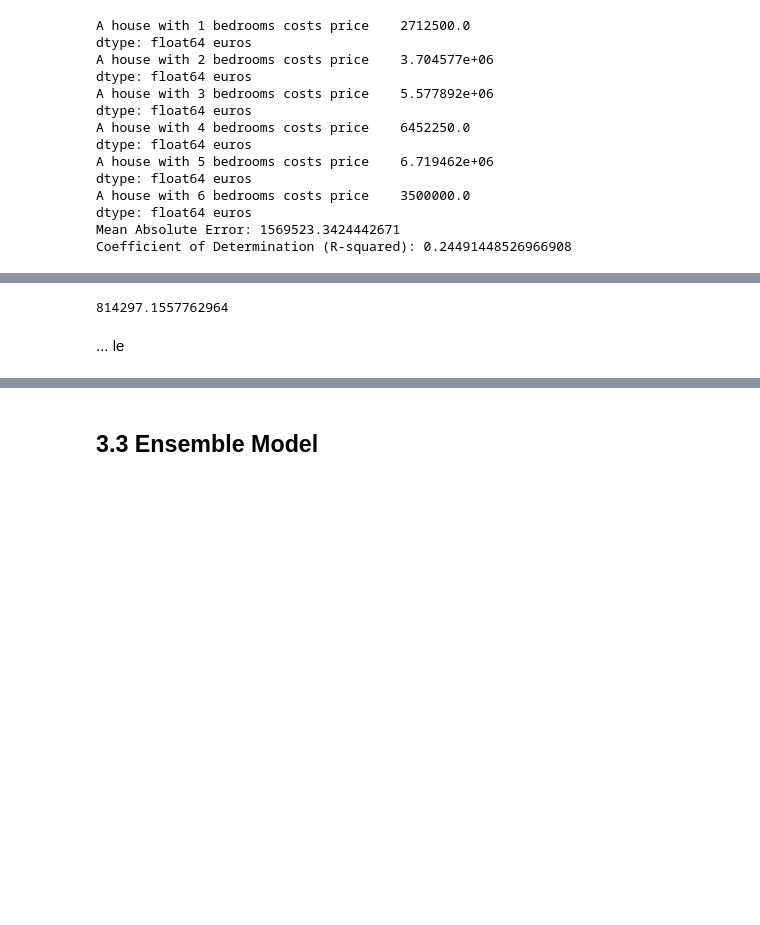
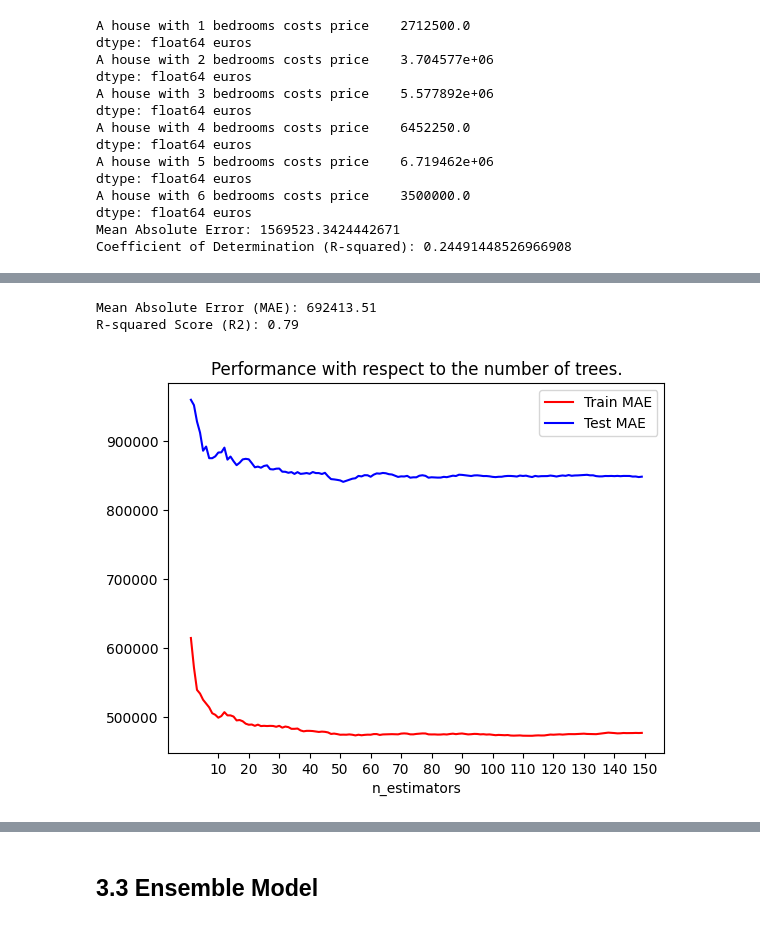
Before and after one commit to Rachadja/house_pricing, a Jupyter notebook: notebook.ipynb, the cells around one changed output, grey strips where cells are left out. Saved outputs shown, nothing was run; the diff lists cells and outputs as text; code cells hidden in the pictures; blank space fills up the shorter version.

```diff
--- a/notebook.ipynb
+++ b/notebook.ipynb
@@ -399,15 +395,61 @@ KeyboardInterrupt:
-# %%
-# Créer une instance du modèle
-rf_best_model = RandomForestRegressor(n_estimators= 140, max_depth= 7, min_samples_split= 2, min_samples_leaf= 1,max_features= None,random_state=0)  # On peut ajuster les hyperparamètres
-
-# Entraîner le modèle sur les données d'entraînement
-rf_best_model.fit(X_train, y_train.values.ravel())  # Utilisez values.ravel() pour convertir y_train en un tableau 1D
-
-
-y_test_pred = model.predict(X_test)
-
-mean_absolute_error(y_test,y_test_pred )
-# %% [output]
-814297.1557762964
-# %% [markdown]
-... le
+# %%
+# Create an instance of the model with the best hyperparameters
+rf_best_model = RandomForestRegressor(
+    n_estimators=140,
+    max_depth=11,
+    min_samples_split=2,
+    min_samples_leaf=1,
+    max_features=None,  # 'None' means all features are considered
+    random_state=0
+)
+
+# Train the model on the training data
+rf_best_model.fit(X_train, y_train.squeeze())  # Use values.squeeze() to convert y_train to a 1D array
+
+# Predict on the test set
+y_test_pred = rf_best_model.predict(X_test)
+
+# Calculate the Mean Absolute Error on the test set
+mae = mean_absolute_error(y_test, y_test_pred)
+
+# Calculate the R squared score on the test set
+r2 = r2_score(y_test, y_test_pred)
+
+# Print the performance metrics on the test set
+print(f"Mean Absolute Error (MAE): {mae:.2f}")
+print(f"R-squared Score (R2): {r2:.2f}")
+# %% [output]
+Mean Absolute Error (MAE): 692413.51
+R-squared Score (R2): 0.79
+# %%
+# We import the mean absolute error from sklearn.
+from sklearn.metrics import mean_absolute_error
+
+# We create two empty lists: one for the scores on the training set and one for the scores on the test set.
+score_train, score_test = [], []
+
+for i in range(1, 150):
+    rf_model = RandomForestRegressor(
+    n_estimators=i,
+    max_depth=7,
+    min_samples_split=2,
+    min_samples_leaf=1,
+    max_features=None,  # 'None' means all features are considered
+    random_state=0).fit(X_train, y_train.ravel())
+    score_train.append(mean_absolute_error(y_train, rf_model.predict(X_train)))
+    score_test.append(mean_absolute_error(y_test, rf_model.predict(X_test)))
+# %%
+# Plot the training and test scores
+plt.plot(score_train, color='red', label='Train MAE')
+plt.plot(score_test, color='blue', label='Test MAE')
+
+# Label the axes and set the title
+plt.xlabel('n_estimators')
+plt.ylabel('')
+plt.title('Performance with respect to the number of trees.')
+plt.xticks(range(9,150,10), range(10,151,10))
+# Display the legend and the plot
+plt.legend()
+plt.show()
+# %% [output]
+[figure, added]
```
Also changed, not shown: parts of 30 cells of this notebook.
